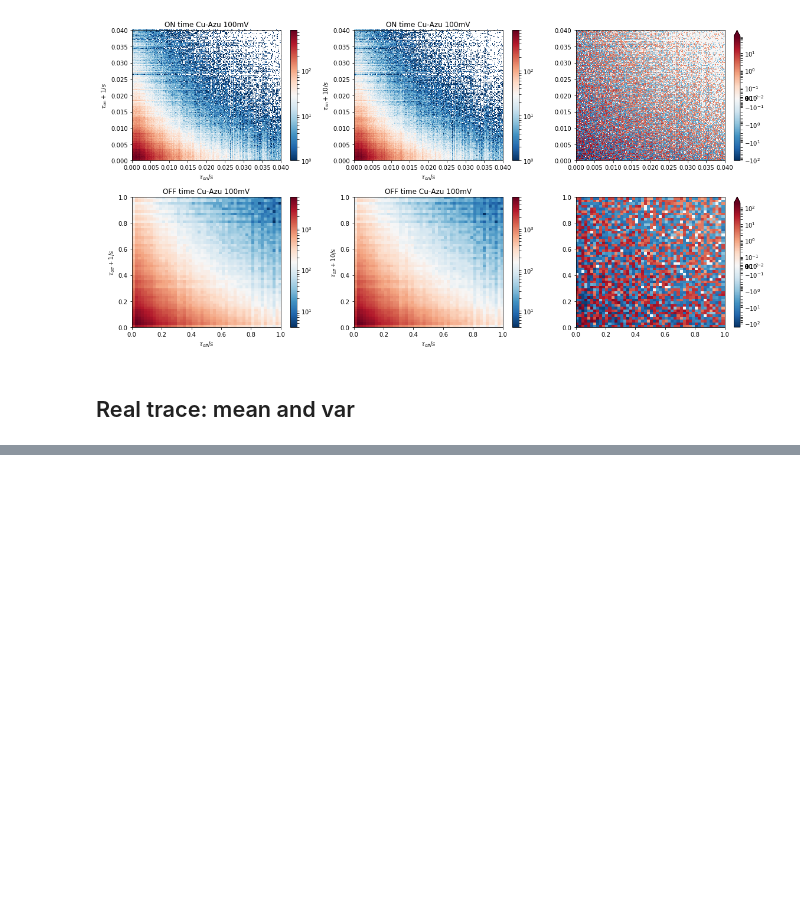
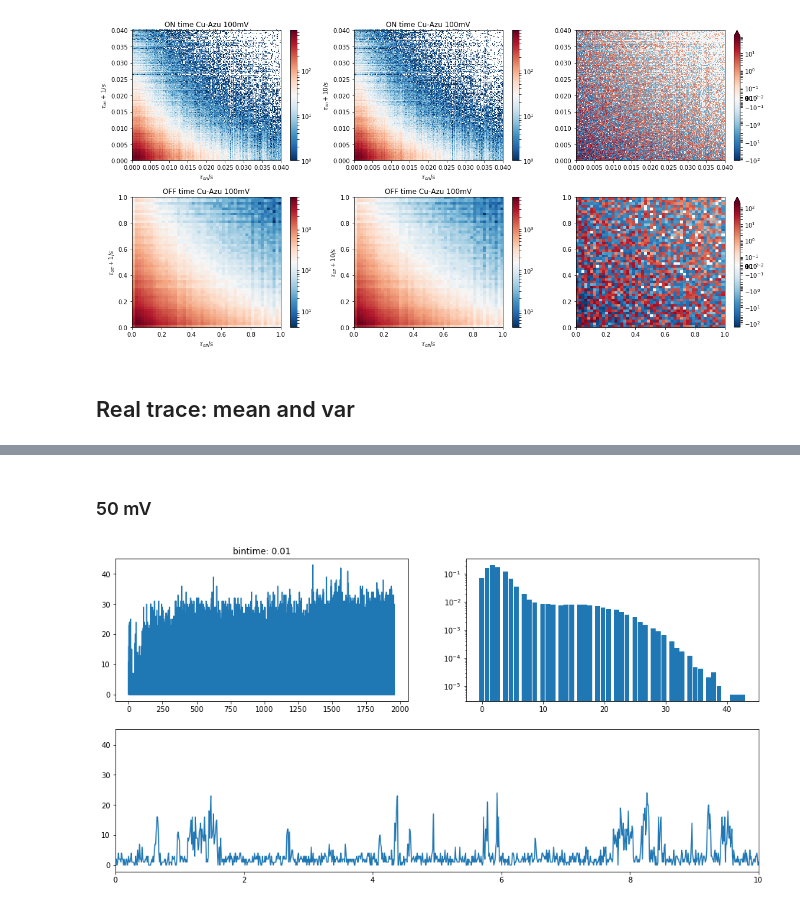
Before and after one commit to biswajitSM/Azurin_SM_repo, a Jupyter notebook: Analysis/Simulation.ipynb, the cells around one changed output, grey strips where cells are left out. Saved outputs shown, nothing was run; the diff lists cells and outputs as text; code cells hidden in the pictures; blank space fills up the shorter version.

```diff
--- a/Analysis/Simulation.ipynb
+++ b/Analysis/Simulation.ipynb
@@ -344,0 +195,10 @@ ax10.set_xlim(0, 10)
+# %% [markdown]
+### 50 mV
+# %%
+Point_22_50mV_S106 = '/home/biswajit/Research/Reports_ppt/reports/AzurinSM-MS4/data/\
+S106d18May17_635_CuAzu655_longtime/S106d18May17_60.5_635_A7_CuAzu655_050mV(15).pt3/data/Point_A8_050mV(15)_60.5_1980s_22.pt3.datn';
+df = pd.read_csv(Point_22_50mV_S106, header=None);
+df=df[0]
+intensity_fit(df, bintime=10e-3)
+# %% [output]
+[figure, added]
```
Also changed, not shown: parts of 23 cells of this notebook, 1 other file.
